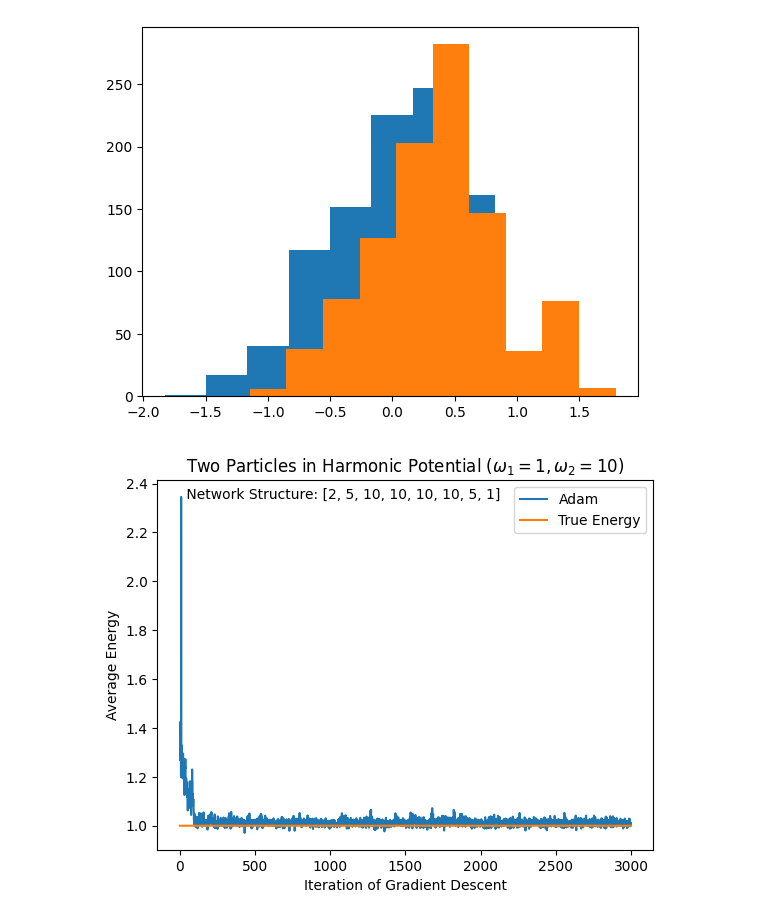
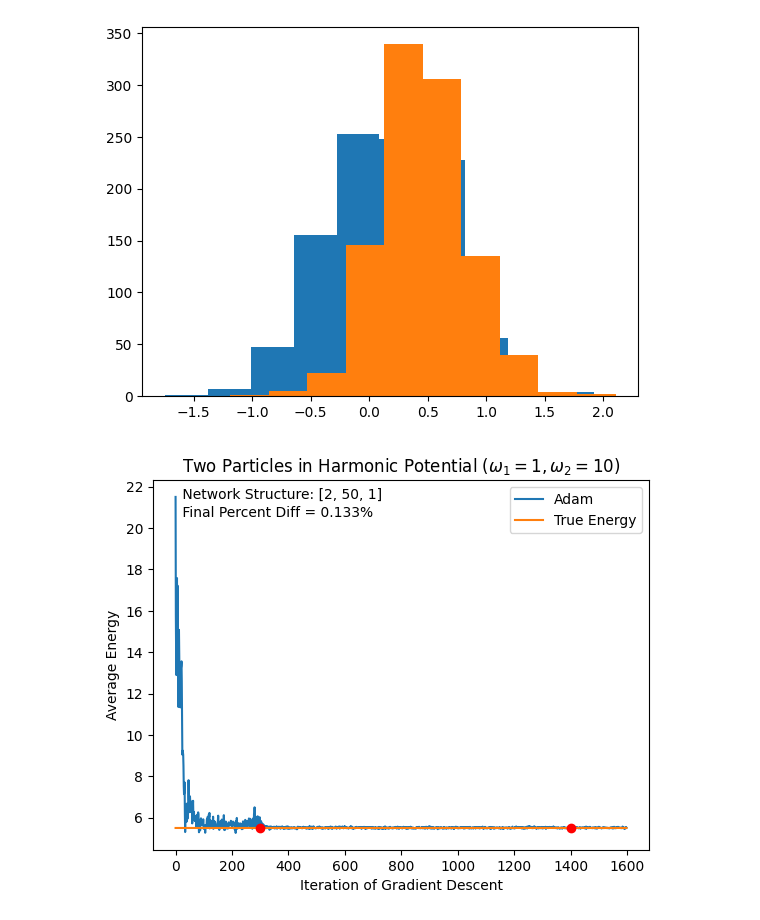
Before and after one commit to hershkumar/summer2022, a Jupyter notebook: neural/n-particle-harmonic-well.ipynb, the cells around one changed output. Saved outputs shown, nothing was run; the diff lists cells and outputs as text; code cells hidden in the pictures.

Commit message:
implement variable sampling rate

```diff
--- a/neural/n-particle-harmonic-well.ipynb
+++ b/neural/n-particle-harmonic-well.ipynb
@@ -9,20 +9,20 @@ from functools import partial
 from IPython.display import clear_output
 import time
 import optax
-from tqdm import tqdm
+from tqdm import tqdm, trange
 
 
 
 num_particles = 2
 hbar = 1
 m = 1
-omegas = jnp.array([1, 1])
+omegas = jnp.array([1, 10])
 # %%
 ## define the neural network class
 
 class Network:
     #[1, 5, 10, 10, 10, 10, 5, 1]
-    def __init__(self, node_counts=[num_particles, 5,10,10,10,10,5, 1]):
+    def __init__(self, node_counts=[num_particles, 50, 1]):
         # defining the structure of the neural network
         self.num_layers = len(node_counts)
         # the number of nodes for each layer
@@ -229,7 +229,7 @@ def vgrad_opt(start_params, num_samples=10**3, learning_rate=.1, max_iterations=
     return hist
 
 # adam optimizer seems to be solidly faster than my own one.
-def adam_opt(params, optimizer, num_samples=10**3, learning_rate=.1, max_iterations=3000, high_res=10**4, verbose=False):
+def adam_opt(params, optimizer, num_samples=10**3, learning_rate=.1, max_iterations=1500, high_res=10**4, verbose=False):
     hist = []
     opt_state = optimizer.init(params)
     start = time.time()
@@ -241,8 +241,10 @@ def adam_opt(params, optimizer, num_samples=10**3, learning_rate=.1, max_iterati
         updates, opt_state = optimizer.update(gr[0], opt_state, params)
         params = optax.apply_updates(params, updates)
         return params, opt_state, gr[1]
-    pbar = tqdm(range(max_iterations),desc="", leave=True)
+    pbar = trange(max_iterations,desc="", leave=True)
     for step_num in pbar:
+        if max_iterations - step_num < 100:
+            params, opt_state, energy = step(params, opt_state, 2*high_res)
         if step_num > 300:
             params, opt_state, energy = step(params, opt_state, high_res)
         else:
@@ -263,7 +265,7 @@ plt.hist(sx)
 plt.hist(sy)
 plt.show()
 # %% [output]
-[figure, old version]
+[figure, new version]
 # %%
 # use the homemade gradient descent
 # optd = vgrad_opt(nn.conv1d(), verbose=True)
@@ -272,21 +274,25 @@ a_optd = adam_opt(nn.conv1d(), optax.adam(learning_rate=.1), verbose=False)
 # %%
 plt.title(r"Two Particles in Harmonic Potential ($\omega_1 = 1, \omega_2 = 10$)")
 plt.xlabel("Iteration of Gradient Descent")
 plt.ylabel("Average Energy")
 #plt.plot(np.arange(0,len(optd[1:])), energies, label="Naive Gradient Descent")
 
 # get the network structure
 structure = nn.node_counts
 plt.annotate(" Network Structure: " + str(structure), xy=(0.05, 0.95), xycoords='axes fraction')
 
 
 
 # now plot the adam optimizer run
 plt.plot(np.arange(0, len(a_optd)), a_optd, label="Adam")
 # plot the line for the true ground state energy
 true_energy = np.sum(hbar/2 * omegas)
 plt.plot(np.arange(0, len(a_optd)), [true_energy for x in np.arange(0, len(a_optd))], label=r"True Energy")
+final = a_optd[-1]
+pdiff = (final-true_energy)/true_energy*100
+plt.annotate(" Final Percent Diff = " + str(round(pdiff,3)) + "%", xy=(.05, .9), xycoords= 'axes fraction')
+plt.scatter([300,1400], [true_energy, true_energy], marker="o", zorder=3, c='red')
 plt.legend()
 plt.show()
 # %% [output]
-[figure, old version]
+[figure, new version]
```
Also changed, not shown: 1 other file.
